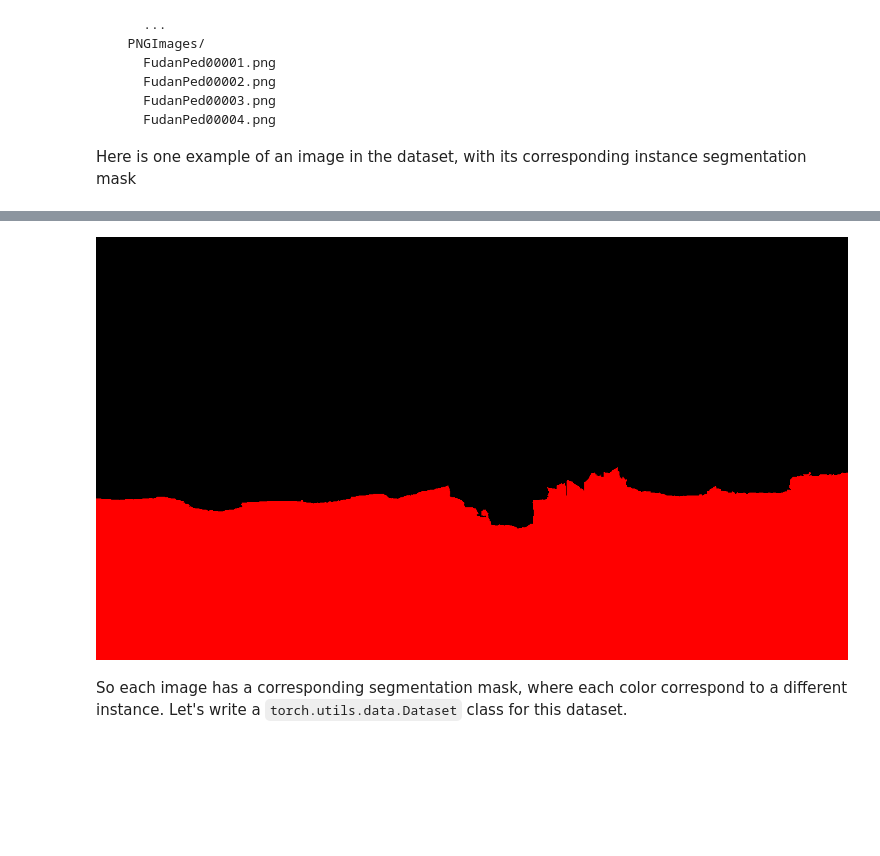
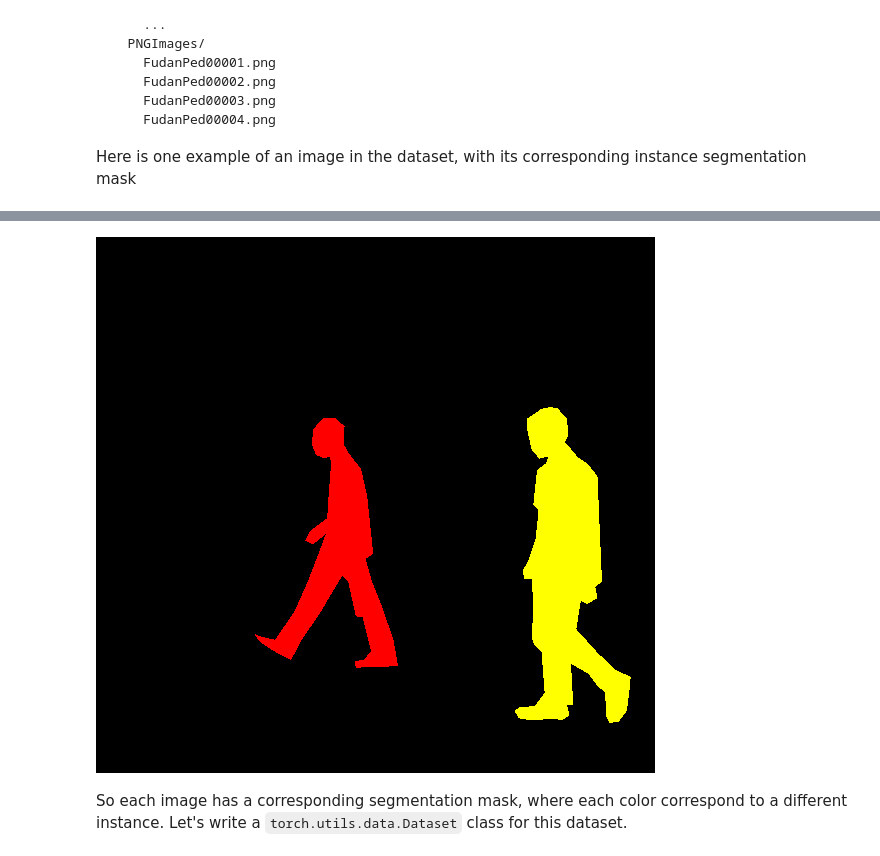
Before and after one commit to aswathselvam/Capstone_Project, a Jupyter notebook: catkin_ws/src/vision_package/script/torchvision_finetuning_instance_segmentation.ipynb, the cells around one changed output, grey strips where cells are left out. Drawn from its saved outputs; the diff is of its cells as text; code cells hidden in the pictures; blank space fills up the shorter version.

```diff
--- a/catkin_ws/src/vision_package/script/torchvision_finetuning_instance_segmentation.ipynb
+++ b/catkin_ws/src/vision_package/script/torchvision_finetuning_instance_segmentation.ipynb
@@ -93,17 +93,17 @@ Image.open('/home/aswath/Videos/myvideo/ptmydata/images/myvideo_Label_1.jpg')
 # %%
-mask = Image.open('/home/aswath/Videos/myvideo/ptmydata/annotations/myvideo_Label_1.png')
+mask = Image.open('PennFudanPed/PedMasks/FudanPed00001_mask.png')
 # each mask instance has a different color, from zero to N, where
 # N is the number of instances. In order to make visualization easier,
 # let's adda color palette to the mask.
 mask.putpalette([
     0, 0, 0, # black background
     255, 0, 0, # index 1 is red
     255, 255, 0, # index 2 is yellow
     255, 153, 0, # index 3 is orange
 ])
 mask
 # %% [output]
-[figure, old version]
+[figure, new version]
 # %% [markdown]
 So each image has a corresponding segmentation mask, where each color correspond to a different instance. Let's write a `torch.utils.data.Dataset` class for this dataset.
 # %%
```
Also changed, not shown: parts of 11 cells of this notebook, 9 other files.
